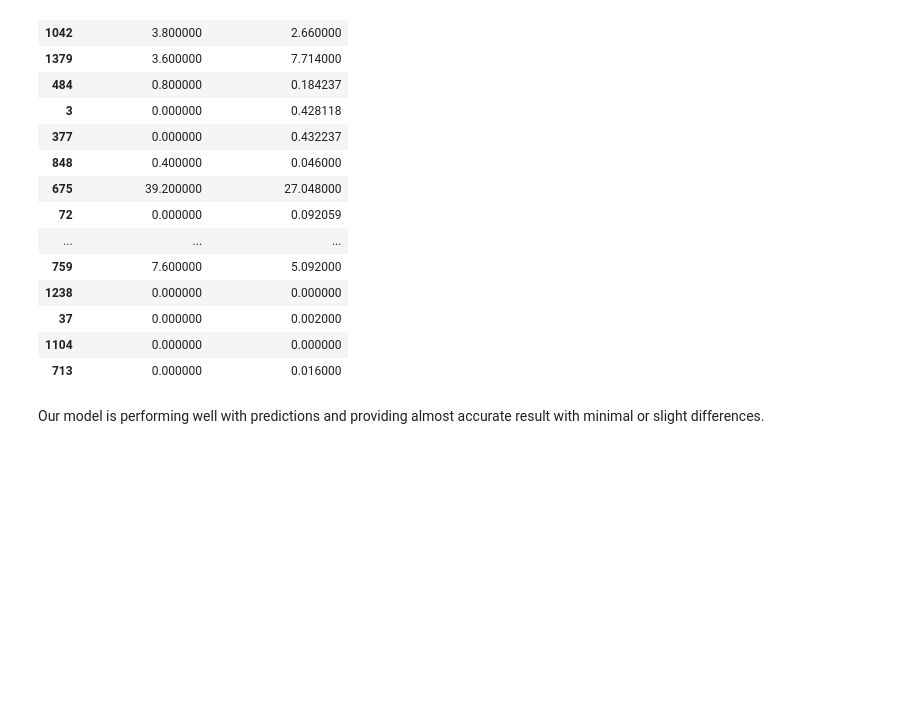
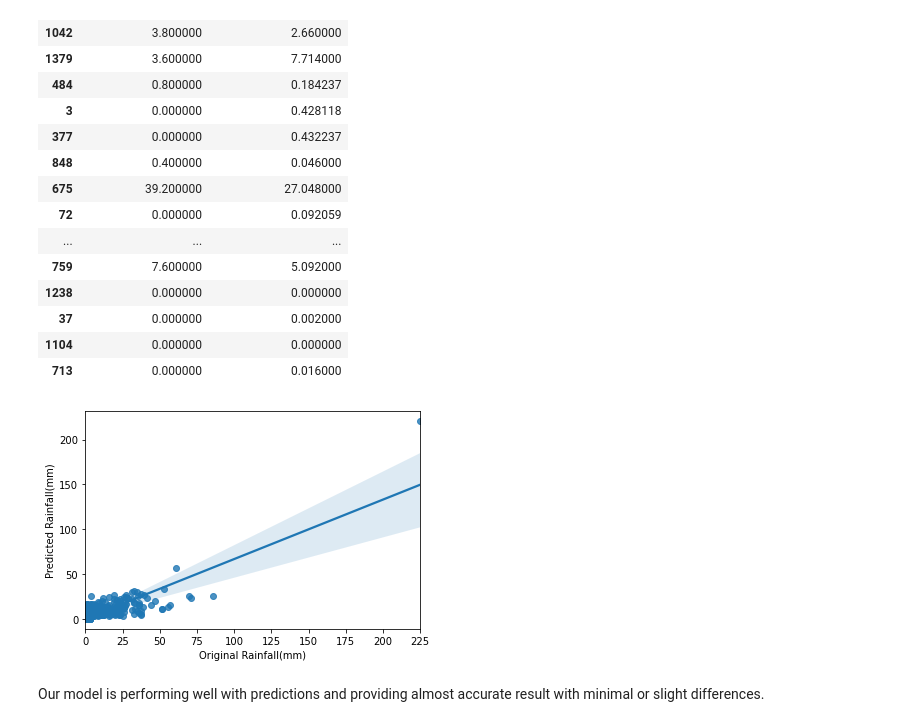
Before and after one commit to vsteffin/Projects, a Jupyter notebook: Project - Rainfall Prediction-Weather Forecasting/Project - Rainfall Prediction - Weather Forecasting.ipynb, the cells around one changed output. Cells and saved outputs as stored; diff of their text form; code cells hidden in the pictures; blank space fills up the shorter version.

```diff
--- a/Project - Rainfall Prediction-Weather Forecasting/Project - Rainfall Prediction - Weather Forecasting.ipynb
+++ b/Project - Rainfall Prediction-Weather Forecasting/Project - Rainfall Prediction - Weather Forecasting.ipynb
@@ -2835,6 +2835,11 @@ prediction_test.sample(20)
 | 37 | 0.000000 | 0.002000 |
 | 1104 | 0.000000 | 0.000000 |
 | 713 | 0.000000 | 0.016000 |
+# %%
+sns.regplot('Original Rainfall(mm)', 'Predicted Rainfall(mm)', data = prediction_test)
+plt.show()
+# %% [output]
+[figure, added]
 # %% [markdown]
 Our model is performing well with predictions and providing almost accurate result with minimal or slight differences.
 # %% [markdown]
```
Also changed, not shown: parts of 8 cells of this notebook.
